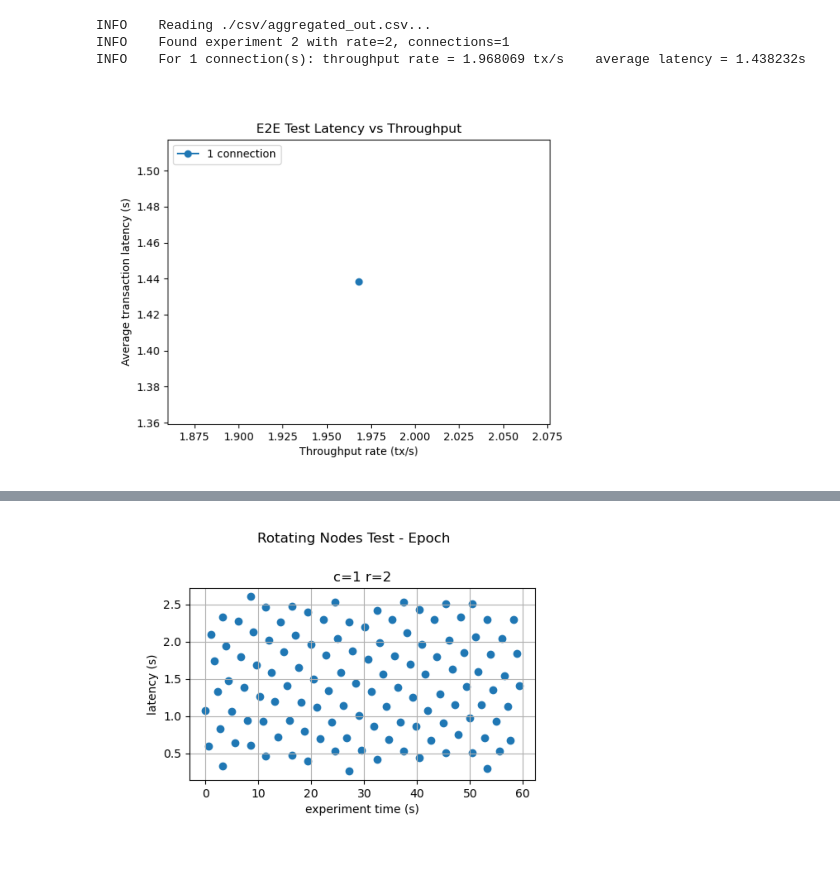
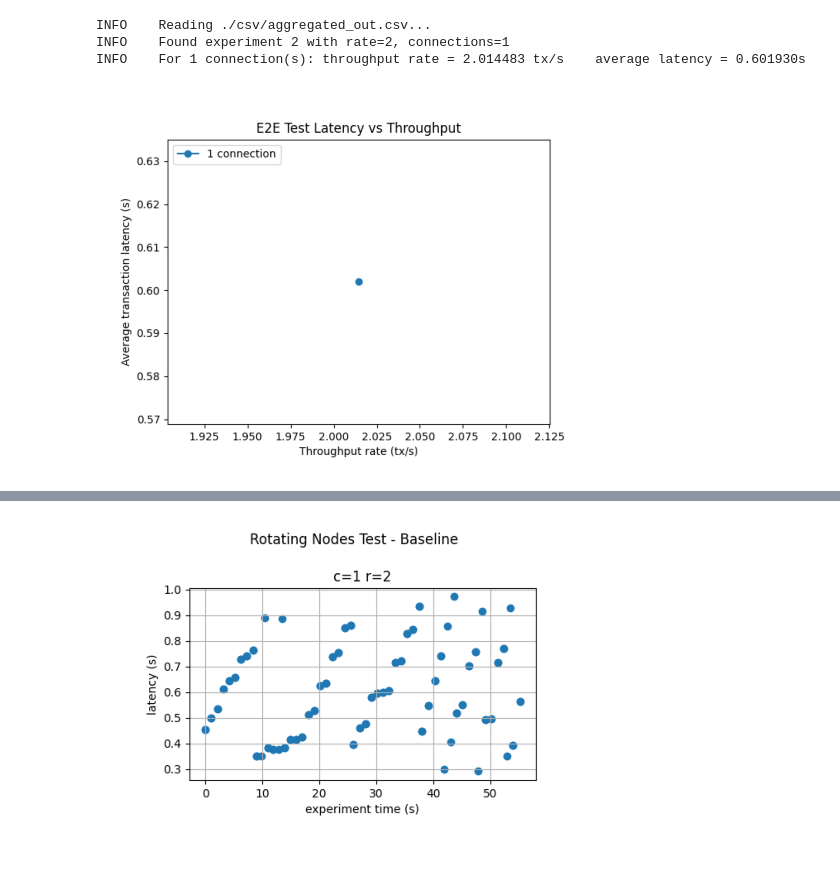
Before and after one commit to minhtung0404/cometbft, a Jupyter notebook: scripts/qa/reporting/epoch_scripts/latency_throughput_rate.ipynb, the cells around one changed output, grey strips where cells are left out. Cells and saved outputs as stored; diff of their text form; code cells hidden in the pictures.

```diff
--- a/scripts/qa/reporting/epoch_scripts/latency_throughput_rate.ipynb
+++ b/scripts/qa/reporting/epoch_scripts/latency_throughput_rate.ipynb
@@ -8,3 +8,6 @@ import csv
 import getpass
 import os
 import sys
+# %%
+sudo_password = getpass.getpass("Enter sudo password: ")
+subprocess.run(["sudo", "-S", "echo", "test"], input=sudo_password.encode())
@@ -16,6 +29,5 @@ img_folder = "./imgs/"
 # %%
-rates = range(2, 4, 2)
-print(rates)
+rates = [2]
 timeout = 200
 base_config = f"{e2e_folder}/networks/epoch.toml"
 modified_config = f"{e2e_folder}/networks/simple_modified.toml"
@@ -43,25 +55,21 @@ for i, rate in enumerate(rates):
     test_cmd =f"{e2e_folder}build/runner -p -f {modified_config} benchmark"
     stop_cmd = f"{e2e_folder}build/runner -p -f {modified_config} stop"
 
-    while True:
-        try:
-            subprocess.run(test_cmd, shell=True, timeout=timeout)
-            break
-        except:
-            print(f"Timing out after {timeout}s")
-
-    subprocess.run(stop_cmd, shell=True, timeout=60)
+    subprocess.run(test_cmd, shell=True)
+    # subprocess.run(stop_cmd, shell=True)
+    subprocess.run("docker stop validator00", shell=True)
 
     report_cmd = [
+        "sudo", "-S",
         f"{loadtime_folder}/build/report",
         "--database-type", "goleveldb",
         "--data-dir", f"{e2e_folder}/networks/simple_modified/validator00/data",
-        "--csv", f"./csv/out_{rate}.csv"
+        "--csv", f"{output_folder}/out_{rate}.csv"
     ]
-    # subprocess.run(report_cmd, timeout=60)
+    subprocess.run(report_cmd, timeout=60, input=sudo_password.encode())
 
     print("-------- Aggregating results...")
-    with open(f"./csv/out_{rate}.csv", "r") as infile, open(aggregate_file, "a") as outfile:
+    with open(f"{output_folder}/out_{rate}.csv", "r") as infile, open(aggregate_file, "a") as outfile:
         reader = csv.reader(infile)
         writer = csv.writer(outfile)
         for j, row in enumerate(reader):
@@ -104,12 +113,12 @@ plt.show()
 # %% [output]
 INFO    Reading ./csv/aggregated_out.csv...
 INFO    Found experiment 2 with rate=2, connections=1
-INFO    For 1 connection(s): throughput rate = 1.968069 tx/s    average latency = 1.438232s
+INFO    For 1 connection(s): throughput rate = 2.014483 tx/s    average latency = 0.601930s
-[figure, old version]
+[figure, new version]
 # %%
 plot_cmd = [
     sys.executable, "../latency_plotter.py",
-    "Epoch",
+    f"Baseline",
     f"{output_folder}aggregated_out.csv"
 ]
 subprocess.run(plot_cmd)
@@ -123,4 +132,4 @@ experiment 2 start 2025-08-27T14:29:28Z end 2025-08-27T14:30:27Z duration 59.395
 Figure(600x400)
 Figure(600x400)
 Figure(600x400)
-[figure, old version]
+[figure, new version]
```
Also changed, not shown: parts of 5 cells of this notebook, 1 other file.
